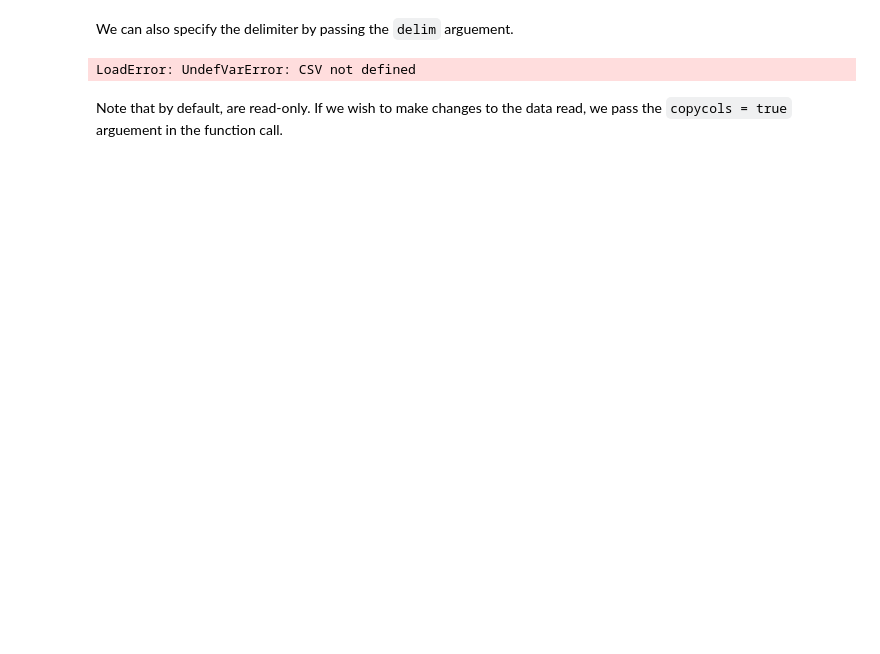
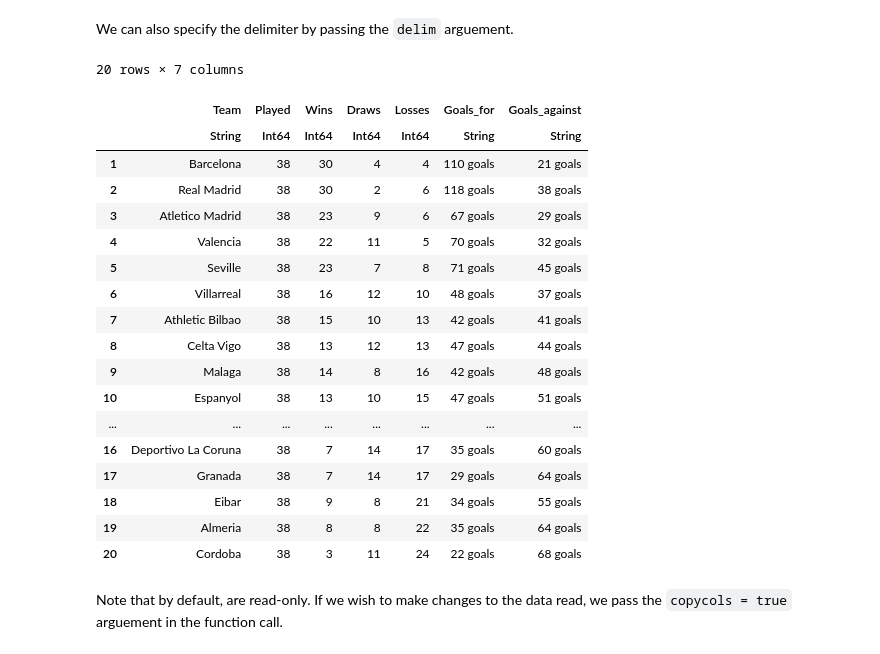
Before and after one commit to jump-dev/JuMPTutorials.jl, a Jupyter notebook: notebook/using_JuMP/working_with_data_files.ipynb, the cells around one changed output. Drawn from its saved outputs; the diff is of its cells as text; code cells hidden in the pictures; blank space fills up the shorter version.

```diff
--- a/notebook/using_JuMP/working_with_data_files.ipynb
+++ b/notebook/using_JuMP/working_with_data_files.ipynb
@@ -132,9 +138,27 @@ LoadError: UndefVarError: CSV not defined
 # %% [markdown]
 We can also specify the delimiter by passing the `delim` arguement.
 # %%
-delim_df = CSV.read(joinpath(data_dir, "Soccer.txt"), delim = "::")
+delim_df = CSV.read(joinpath(data_dir, "Soccer.txt"), DataFrame, delim = "::")
 # %% [output]
-LoadError: UndefVarError: CSV not defined
+20 rows × 7 columns
+|  | Team | Played | Wins | Draws | Losses | Goals_for | Goals_against |
+|  | String | Int64 | Int64 | Int64 | Int64 | String | String |
+| 1 | Barcelona | 38 | 30 | 4 | 4 | 110 goals | 21 goals |
+| 2 | Real Madrid | 38 | 30 | 2 | 6 | 118 goals | 38 goals |
+| 3 | Atletico Madrid | 38 | 23 | 9 | 6 | 67 goals | 29 goals |
+| 4 | Valencia | 38 | 22 | 11 | 5 | 70 goals | 32 goals |
+| 5 | Seville | 38 | 23 | 7 | 8 | 71 goals | 45 goals |
+| 6 | Villarreal | 38 | 16 | 12 | 10 | 48 goals | 37 goals |
+| 7 | Athletic Bilbao | 38 | 15 | 10 | 13 | 42 goals | 41 goals |
+| 8 | Celta Vigo | 38 | 13 | 12 | 13 | 47 goals | 44 goals |
+| 9 | Malaga | 38 | 14 | 8 | 16 | 42 goals | 48 goals |
+| 10 | Espanyol | 38 | 13 | 10 | 15 | 47 goals | 51 goals |
+| ... | ... | ... | ... | ... | ... | ... | ... |
+| 16 | Deportivo La Coruna | 38 | 7 | 14 | 17 | 35 goals | 60 goals |
+| 17 | Granada | 38 | 7 | 14 | 17 | 29 goals | 64 goals |
+| 18 | Eibar | 38 | 9 | 8 | 21 | 34 goals | 55 goals |
+| 19 | Almeria | 38 | 8 | 8 | 22 | 35 goals | 64 goals |
+| 20 | Cordoba | 38 | 3 | 11 | 24 | 22 goals | 68 goals |
 # %% [markdown]
 Note that by default, are read-only. If we wish to make changes to the data read, we pass the `copycols = true` arguement in the function call.
 # %%
```
Also changed, not shown: parts of 25 cells of this notebook, 21 other files.
